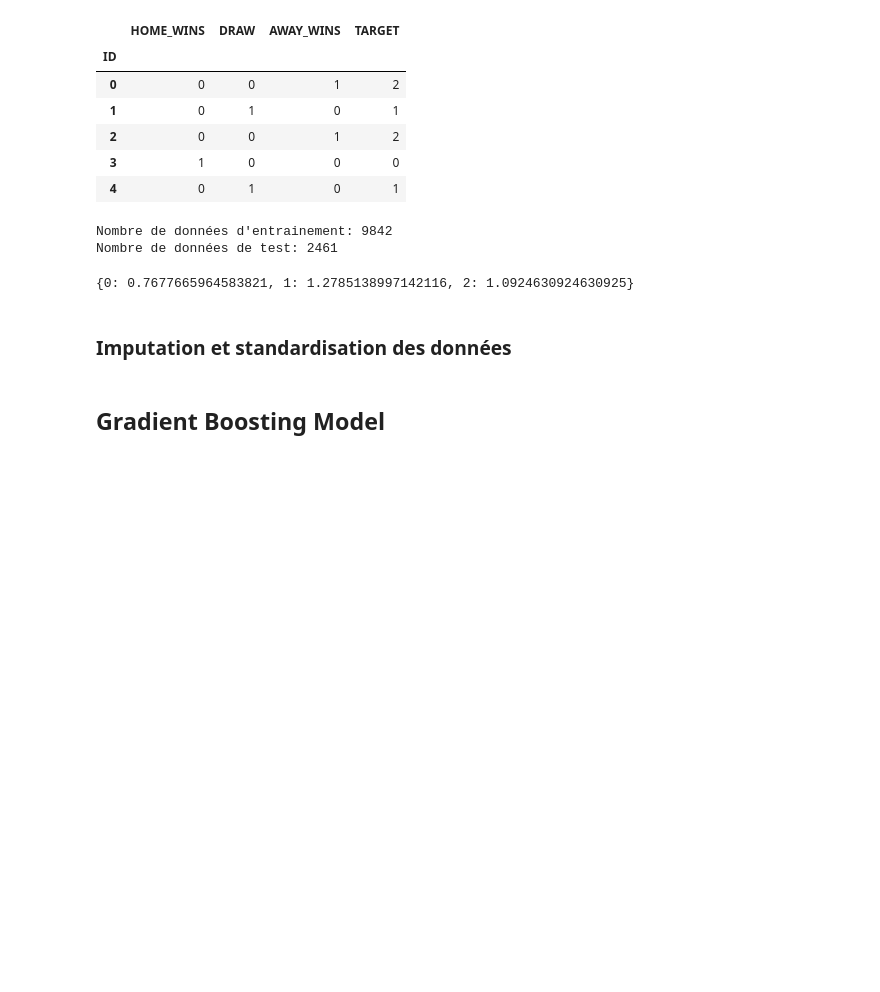
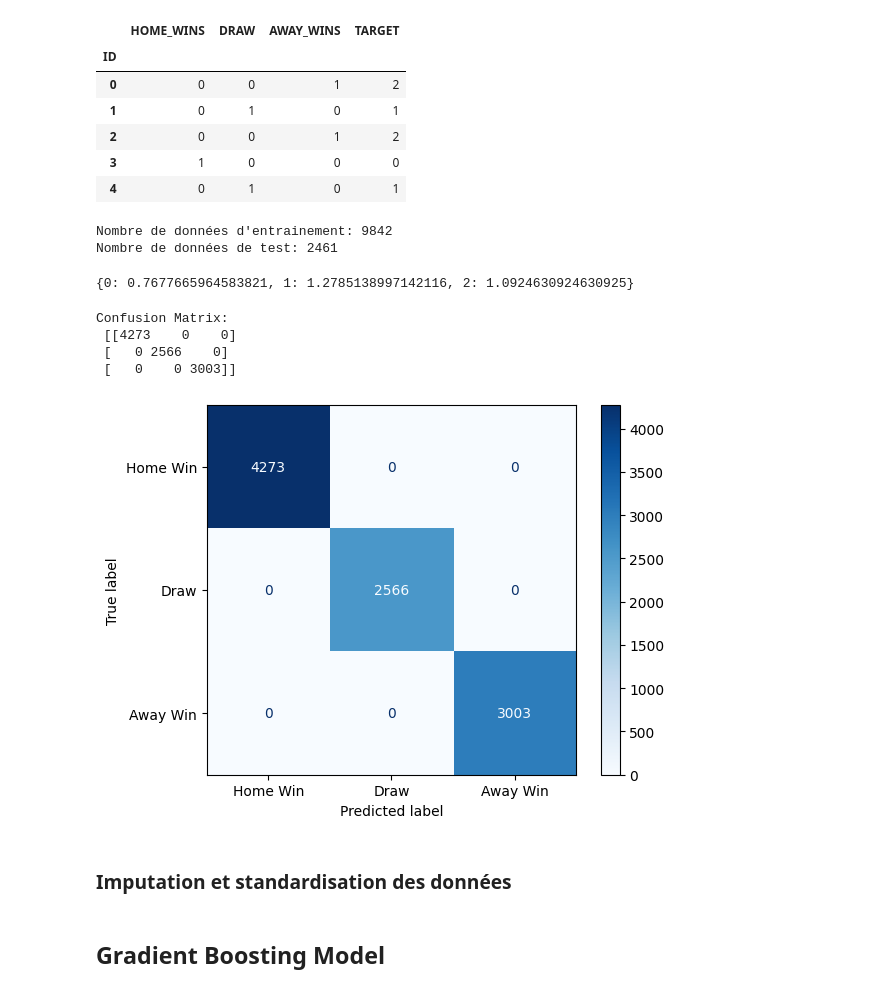
Before and after one commit to samarelayed/GuessTheWinner-DataChallenge, a Jupyter notebook: team_data_notebook.ipynb, the cells around one changed output. Cells and saved outputs as stored; diff of their text form; code cells hidden in the pictures; blank space fills up the shorter version.

```diff
--- a/team_data_notebook.ipynb
+++ b/team_data_notebook.ipynb
@@ -173,6 +173,26 @@ class_weights_dict = {i: weight for i, weight in enumerate(class_weights)}
 class_weights_dict
 # %% [output]
 {0: 0.7677665964583821, 1: 1.2785138997142116, 2: 1.0924630924630925}
+# %%
+from sklearn.metrics import confusion_matrix, ConfusionMatrixDisplay
+import matplotlib.pyplot as plt
+
+# Get the confusion matrix
+cm = confusion_matrix(y_train, y_train)  # Use your predictions here (e.g., y_pred from ensemble)
+
+# Print the confusion matrix
+print("Confusion Matrix:\n", cm)
+
+# Optional: Visualize the confusion matrix
+disp = ConfusionMatrixDisplay(confusion_matrix=cm, display_labels=['Home Win', 'Draw', 'Away Win'])
+disp.plot(cmap=plt.cm.Blues)
+plt.show()
+# %% [output]
+Confusion Matrix:
+ [[4273    0    0]
+ [   0 2566    0]
+ [   0    0 3003]]
+[figure, added]
 # %% [markdown]
 ### Imputation et standardisation des données
 # %%
```
Also changed, not shown: parts of 3 cells of this notebook.
